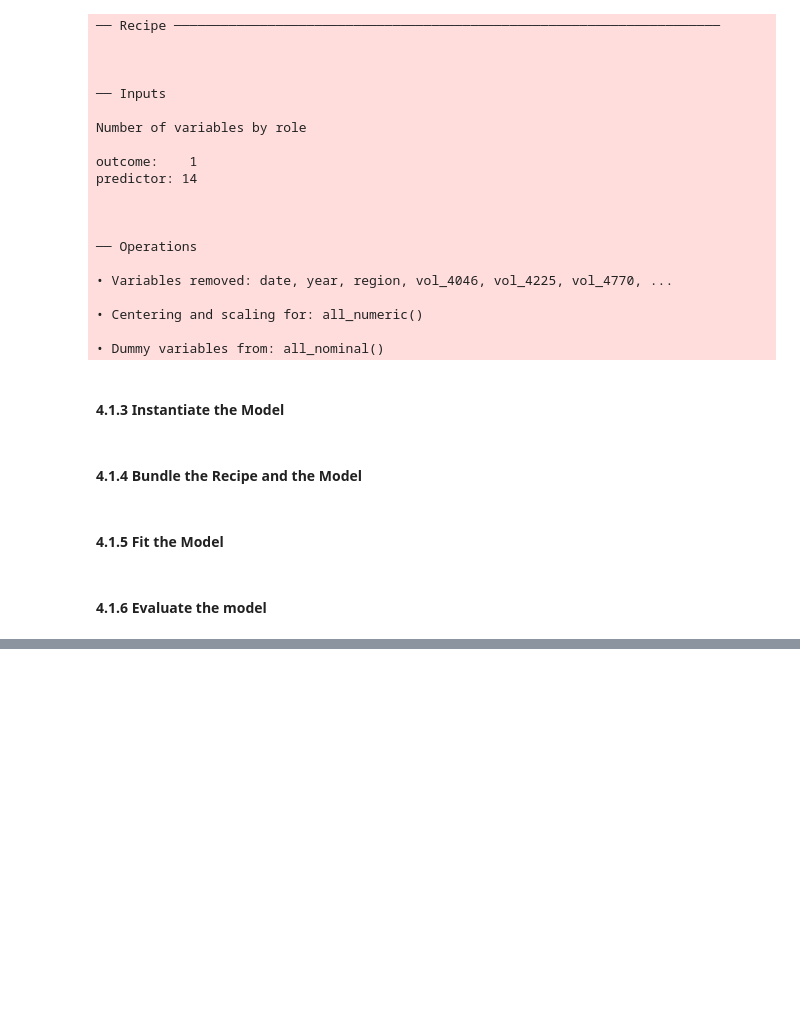
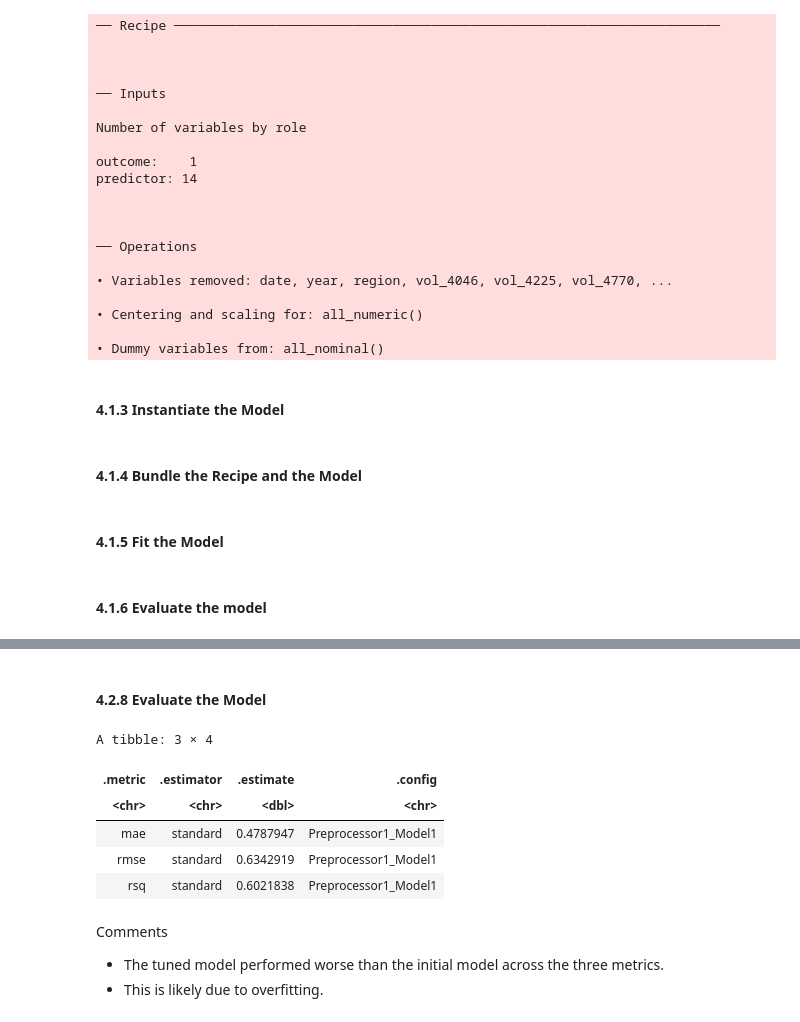
Before and after one commit to svarong-port/data-analytics-projects, a Jupyter notebook: R/avocado_price/avocado_price_notebook.ipynb, the cells around one changed output, grey strips where cells are left out. Cells and saved outputs as stored; diff of their text form; code cells hidden in the pictures; blank space fills up the shorter version.

```diff
--- a/R/avocado_price/avocado_price_notebook.ipynb
+++ b/R/avocado_price/avocado_price_notebook.ipynb
@@ -958,0 +1051,8 @@ A tibble: 3 × 4
+# %%
+# Extract the best hyperparametres
+xgb_best_hp <- select_best(xgb_tune_results,
+                           metric = "rmse")
+# %%
+# Finalise the model with the best hyperparametres
+xgb_wfl_final <- finalize_workflow(xgb_wfl_tune,
+                                   xgb_best_hp)
@@ -958,0 +1061,27 @@ A tibble: 3 × 4
+# %%
+# Set seed for reproducibility
+set.seed(888)
+
+## Fit
+xgb_fit_final <- last_fit(xgb_wfl_final,
+                          avd_split,
+                          metrics = xgb_metrics)
+# %% [markdown]
+#### 4.2.8 Evaluate the Model
+# %%
+# Collect metrics
+xgb_performance_final <- collect_metrics(xgb_fit_final)
+
+# Print the results
+xgb_performance_final
+# %% [output]
+A tibble: 3 × 4
+| .metric | .estimator | .estimate | .config |
+| <chr> | <chr> | <dbl> | <chr> |
+| mae | standard | 0.4787947 | Preprocessor1_Model1 |
+| rmse | standard | 0.6342919 | Preprocessor1_Model1 |
+| rsq | standard | 0.6021838 | Preprocessor1_Model1 |
+# %% [markdown]
+Comments
+- The tuned model performed worse than the initial model across the three metrics.
+- This is likely due to overfitting.
```
Also changed, not shown: parts of 24 cells of this notebook, 1 other file.
